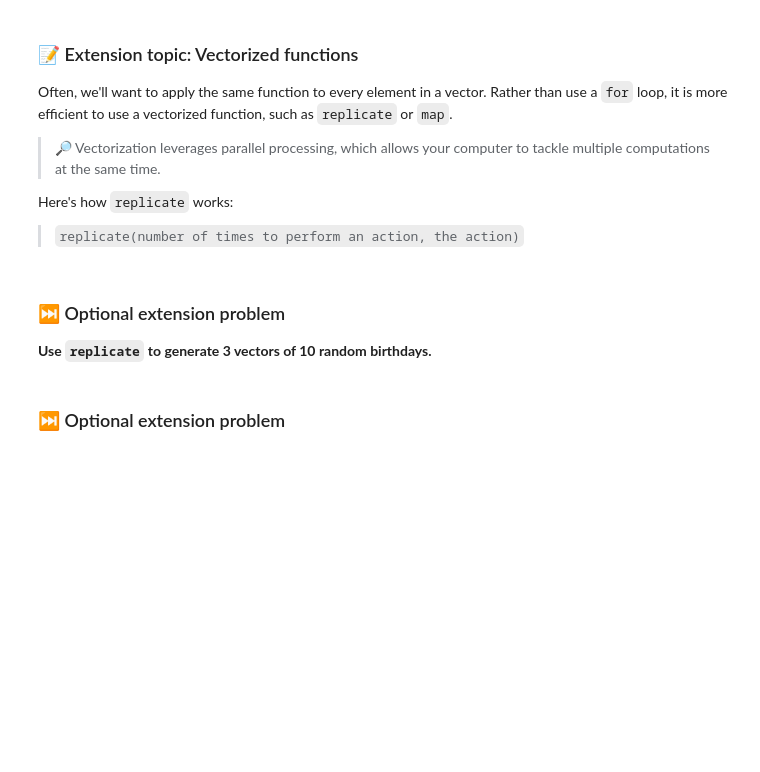
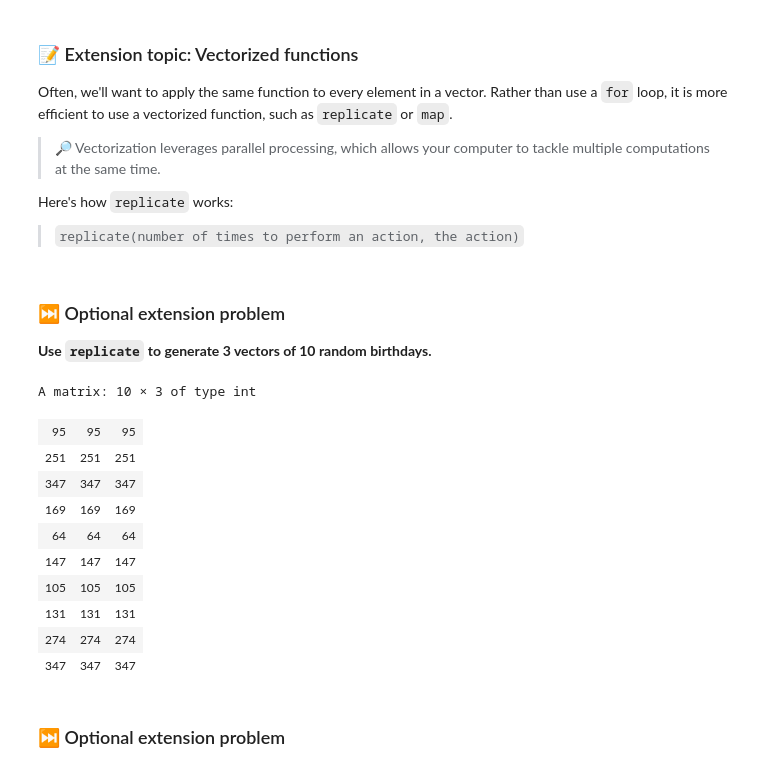
Before and after one commit to joshuagrossman/dsb-win-2023, a Jupyter notebook: birthday-problem-double-voting/birthday-answers.ipynb, the cells around one changed output. Cells and saved outputs as stored; diff of their text form; code cells hidden in the pictures; blank space fills up the shorter version.

Commit message:
added birthday problem python

```diff
--- a/birthday-problem-double-voting/birthday-answers.ipynb
+++ b/birthday-problem-double-voting/birthday-answers.ipynb
@@ -831,9 +1085,22 @@ Here's how `replicate` works:
 # %%
 # Your code here!
 
 # START
-replicate(3, sample(1:366, 10, replace = TRUE))
+birthdays = sample(1:366, 10, replace = TRUE)
+replicate(3, birthdays)
 # END
+# %% [output]
+A matrix: 10 × 3 of type int
+| 95 | 95 | 95 |
+| 251 | 251 | 251 |
+| 347 | 347 | 347 |
+| 169 | 169 | 169 |
+| 64 | 64 | 64 |
+| 147 | 147 | 147 |
+| 105 | 105 | 105 |
+| 131 | 131 | 131 |
+| 274 | 274 | 274 |
+| 347 | 347 | 347 |
 # %% [markdown]
 ### ⏭️ Optional extension problem
 # %% [markdown]
```
Also changed, not shown: parts of 79 cells of this notebook, 2 other files.
